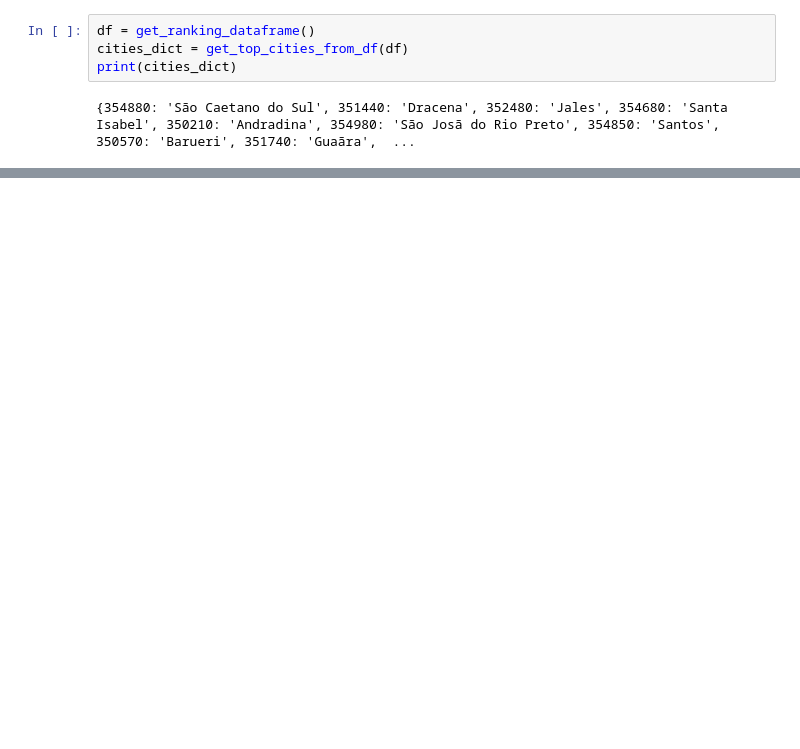
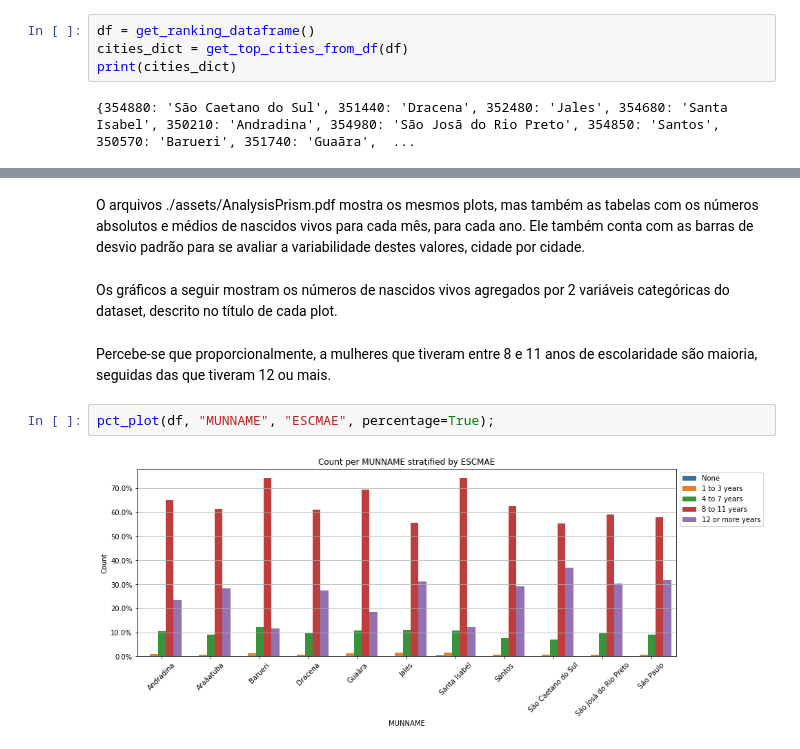
Before and after one commit to Kotzly/DS4H_Course, a Jupyter notebook: notebooks/DS4H_full.ipynb, the cells around one changed output, grey strips where cells are left out. Saved outputs shown, nothing was run; the diff lists cells and outputs as text; blank space fills up the shorter version.

```diff
--- a/notebooks/DS4H_full.ipynb
+++ b/notebooks/DS4H_full.ipynb
@@ -113,0 +319,10 @@ See the caveats in the documentation: https://pandas.pydata.org/pandas-docs/stab
+# %% [markdown]
+O arquivos ./assets/AnalysisPrism.pdf mostra os mesmos plots, mas também as tabelas com os números absolutos e médios de nascidos vivos para cada mês, para cada ano. Ele também conta com as barras de desvio padrão para se avaliar a variabilidade destes valores, cidade por cidade.
+# %% [markdown]
+Os gráficos a seguir mostram os números de nascidos vivos agregados por 2 variáveis categóricas do dataset, descrito no título de cada plot.
+# %% [markdown]
+Percebe-se que proporcionalmente, a mulheres que tiveram entre 8 e 11 anos de escolaridade são maioria, seguidas das que tiveram 12 ou mais.
+# %%
+pct_plot(df, "MUNNAME", "ESCMAE", percentage=True);
+# %% [output]
+[figure, added]
```
Also changed, not shown: parts of 61 cells of this notebook.
